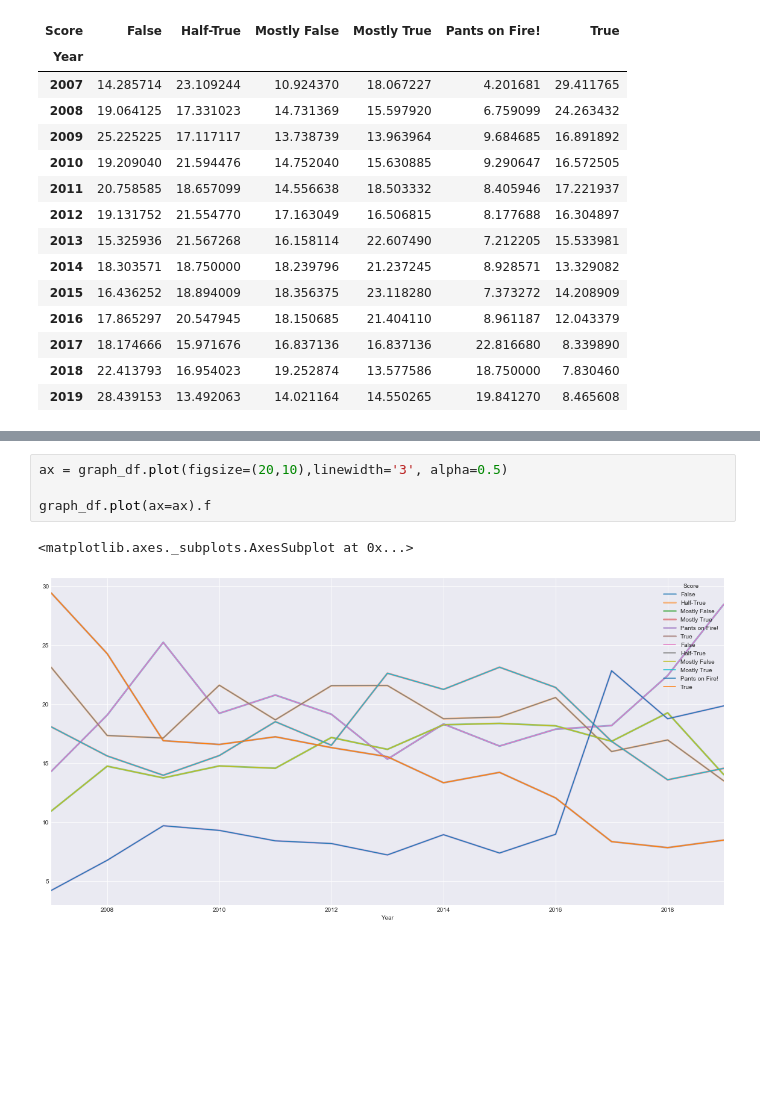
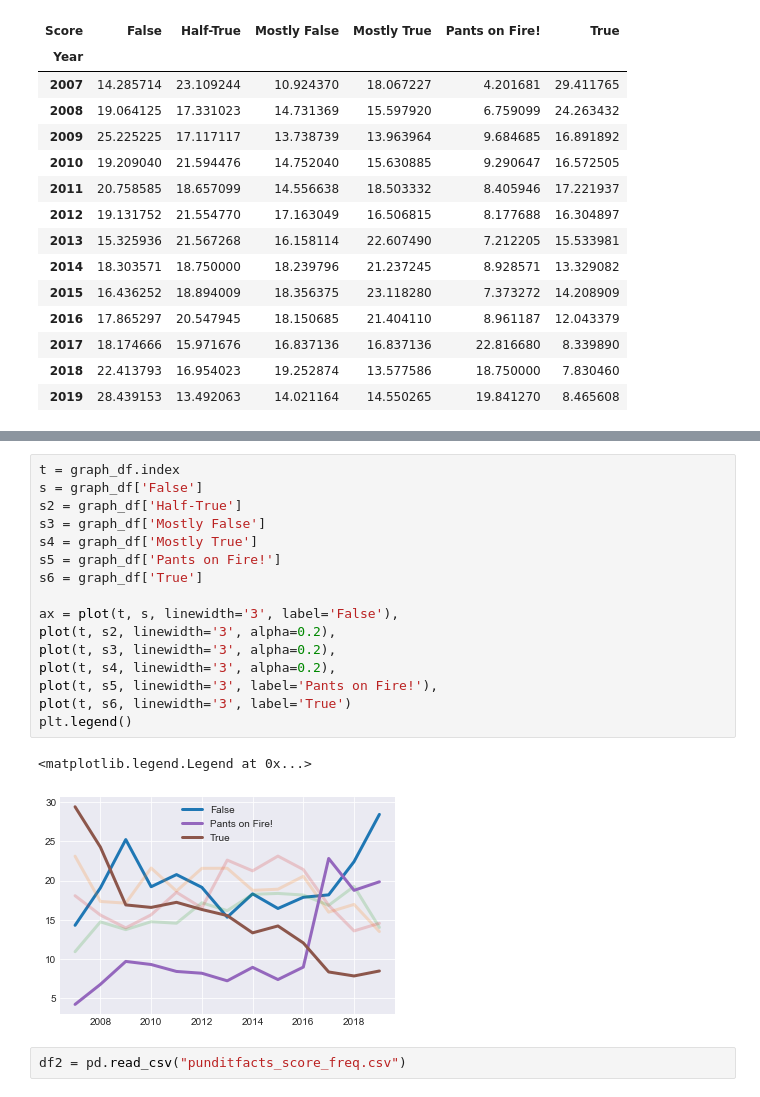
Before and after one commit to AmyOKruk/data-studio-projects, a Jupyter notebook: Politifact project - Week 3/Politifact - Graphs.ipynb, the cells around one changed output, grey strips where cells are left out. Saved outputs shown, nothing was run; the diff lists cells and outputs as text; blank space fills up the shorter version.

```diff
--- a/Politifact project - Week 3/Politifact - Graphs.ipynb
+++ b/Politifact project - Week 3/Politifact - Graphs.ipynb
@@ -47,7 +43,21 @@ graph_df[['Pants on Fire!', 'True']].plot()
-# %%
-ax = graph_df.plot(figsize=(20,10),linewidth='3', alpha=0.5)
-
-graph_df.plot(ax=ax).f
-# %% [output]
-<matplotlib.axes._subplots.AxesSubplot at 0x...>
-[figure, removed]
+# %%
+t = graph_df.index
+s = graph_df['False']
+s2 = graph_df['Half-True']
+s3 = graph_df['Mostly False']
+s4 = graph_df['Mostly True']
+s5 = graph_df['Pants on Fire!']
+s6 = graph_df['True']
+
+ax = plot(t, s, linewidth='3', label='False'),
+plot(t, s2, linewidth='3', alpha=0.2),
+plot(t, s3, linewidth='3', alpha=0.2),
+plot(t, s4, linewidth='3', alpha=0.2),
+plot(t, s5, linewidth='3', label='Pants on Fire!'),
+plot(t, s6, linewidth='3', label='True')
+plt.legend()
+# %% [output]
+<matplotlib.legend.Legend at 0x...>
+[figure, added]
+# %%
+df2 = pd.read_csv("punditfacts_score_freq.csv")
```
Also changed, not shown: parts of 4 cells of this notebook.
